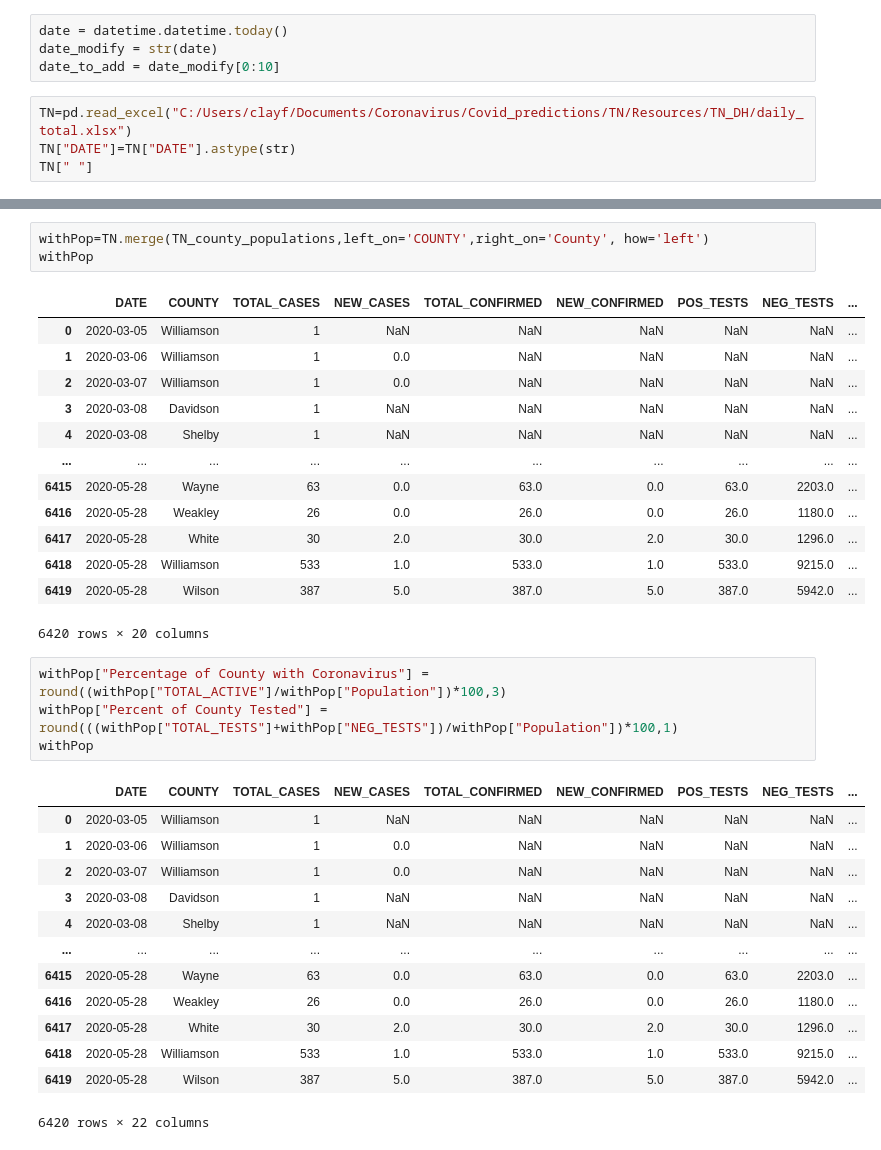
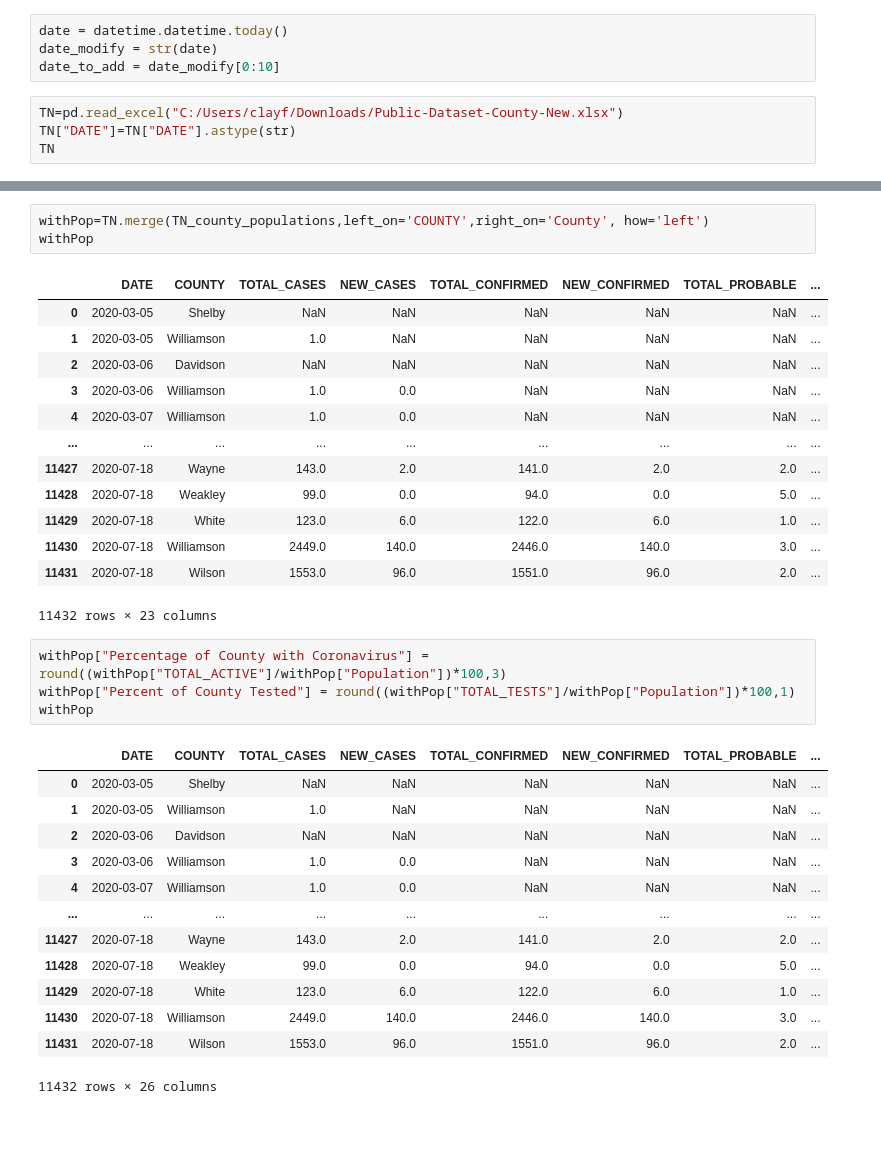
Before and after one commit to clayfranklin/Coronavirus, a Jupyter notebook: Covid_predictions/TN/notebooks/TNDEPTTOTALS-Copy1.ipynb, the cells around one changed output, grey strips where cells are left out. Cells and saved outputs as stored; diff of their text form.

```diff
--- a/Covid_predictions/TN/notebooks/TNDEPTTOTALS-Copy1.ipynb
+++ b/Covid_predictions/TN/notebooks/TNDEPTTOTALS-Copy1.ipynb
@@ -9,7 +9,7 @@ date = datetime.datetime.today()
 date_modify = str(date)
 date_to_add = date_modify[0:10]
 # %%
-TN=pd.read_excel("C:/Users/clayf/Documents/Coronavirus/Covid_predictions/TN/Resources/TN_DH/daily_total.xlsx")
+TN=pd.read_excel("C:/Users/clayf/Downloads/Public-Dataset-County-New.xlsx")
 TN["DATE"]=TN["DATE"].astype(str)
-TN[" "]
+TN
 # %% [output]
@@ -38,34 +53,34 @@ TN_county_populations["Population"] = TN_county_populations["Population"].str.re
 withPop=TN.merge(TN_county_populations,left_on='COUNTY',right_on='County', how='left')
 withPop
 # %% [output]
-|  | DATE | COUNTY | TOTAL_CASES | NEW_CASES | TOTAL_CONFIRMED | NEW_CONFIRMED | POS_TESTS | NEG_TESTS | ... |
-| 0 | 2020-03-05 | Williamson | 1 | NaN | NaN | NaN | NaN | NaN | ... |
-| 1 | 2020-03-06 | Williamson | 1 | 0.0 | NaN | NaN | NaN | NaN | ... |
-| 2 | 2020-03-07 | Williamson | 1 | 0.0 | NaN | NaN | NaN | NaN | ... |
-| 3 | 2020-03-08 | Davidson | 1 | NaN | NaN | NaN | NaN | NaN | ... |
-| 4 | 2020-03-08 | Shelby | 1 | NaN | NaN | NaN | NaN | NaN | ... |
-| ... | ... | ... | ... | ... | ... | ... | ... | ... | ... |
-| 6415 | 2020-05-28 | Wayne | 63 | 0.0 | 63.0 | 0.0 | 63.0 | 2203.0 | ... |
-| 6416 | 2020-05-28 | Weakley | 26 | 0.0 | 26.0 | 0.0 | 26.0 | 1180.0 | ... |
-| 6417 | 2020-05-28 | White | 30 | 2.0 | 30.0 | 2.0 | 30.0 | 1296.0 | ... |
-| 6418 | 2020-05-28 | Williamson | 533 | 1.0 | 533.0 | 1.0 | 533.0 | 9215.0 | ... |
-| 6419 | 2020-05-28 | Wilson | 387 | 5.0 | 387.0 | 5.0 | 387.0 | 5942.0 | ... |
+|  | DATE | COUNTY | TOTAL_CASES | NEW_CASES | TOTAL_CONFIRMED | NEW_CONFIRMED | TOTAL_PROBABLE | ... |
+| 0 | 2020-03-05 | Shelby | NaN | NaN | NaN | NaN | NaN | ... |
+| 1 | 2020-03-05 | Williamson | 1.0 | NaN | NaN | NaN | NaN | ... |
+| 2 | 2020-03-06 | Davidson | NaN | NaN | NaN | NaN | NaN | ... |
+| 3 | 2020-03-06 | Williamson | 1.0 | 0.0 | NaN | NaN | NaN | ... |
+| 4 | 2020-03-07 | Williamson | 1.0 | 0.0 | NaN | NaN | NaN | ... |
+| ... | ... | ... | ... | ... | ... | ... | ... | ... |
+| 11427 | 2020-07-18 | Wayne | 143.0 | 2.0 | 141.0 | 2.0 | 2.0 | ... |
+| 11428 | 2020-07-18 | Weakley | 99.0 | 0.0 | 94.0 | 0.0 | 5.0 | ... |
+| 11429 | 2020-07-18 | White | 123.0 | 6.0 | 122.0 | 6.0 | 1.0 | ... |
+| 11430 | 2020-07-18 | Williamson | 2449.0 | 140.0 | 2446.0 | 140.0 | 3.0 | ... |
+| 11431 | 2020-07-18 | Wilson | 1553.0 | 96.0 | 1551.0 | 96.0 | 2.0 | ... |
-6420 rows × 20 columns
+11432 rows × 23 columns
 # %%
 withPop["Percentage of County with Coronavirus"] = round((withPop["TOTAL_ACTIVE"]/withPop["Population"])*100,3)
-withPop["Percent of County Tested"] = round(((withPop["TOTAL_TESTS"]+withPop["NEG_TESTS"])/withPop["Population"])*100,1)
+withPop["Percent of County Tested"] = round((withPop["TOTAL_TESTS"]/withPop["Population"])*100,1)
 withPop
 # %% [output]
-|  | DATE | COUNTY | TOTAL_CASES | NEW_CASES | TOTAL_CONFIRMED | NEW_CONFIRMED | POS_TESTS | NEG_TESTS | ... |
-| 0 | 2020-03-05 | Williamson | 1 | NaN | NaN | NaN | NaN | NaN | ... |
-| 1 | 2020-03-06 | Williamson | 1 | 0.0 | NaN | NaN | NaN | NaN | ... |
-| 2 | 2020-03-07 | Williamson | 1 | 0.0 | NaN | NaN | NaN | NaN | ... |
-| 3 | 2020-03-08 | Davidson | 1 | NaN | NaN | NaN | NaN | NaN | ... |
-| 4 | 2020-03-08 | Shelby | 1 | NaN | NaN | NaN | NaN | NaN | ... |
-| ... | ... | ... | ... | ... | ... | ... | ... | ... | ... |
-| 6415 | 2020-05-28 | Wayne | 63 | 0.0 | 63.0 | 0.0 | 63.0 | 2203.0 | ... |
-| 6416 | 2020-05-28 | Weakley | 26 | 0.0 | 26.0 | 0.0 | 26.0 | 1180.0 | ... |
-| 6417 | 2020-05-28 | White | 30 | 2.0 | 30.0 | 2.0 | 30.0 | 1296.0 | ... |
-| 6418 | 2020-05-28 | Williamson | 533 | 1.0 | 533.0 | 1.0 | 533.0 | 9215.0 | ... |
-| 6419 | 2020-05-28 | Wilson | 387 | 5.0 | 387.0 | 5.0 | 387.0 | 5942.0 | ... |
+|  | DATE | COUNTY | TOTAL_CASES | NEW_CASES | TOTAL_CONFIRMED | NEW_CONFIRMED | TOTAL_PROBABLE | ... |
+| 0 | 2020-03-05 | Shelby | NaN | NaN | NaN | NaN | NaN | ... |
+| 1 | 2020-03-05 | Williamson | 1.0 | NaN | NaN | NaN | NaN | ... |
+| 2 | 2020-03-06 | Davidson | NaN | NaN | NaN | NaN | NaN | ... |
+| 3 | 2020-03-06 | Williamson | 1.0 | 0.0 | NaN | NaN | NaN | ... |
+| 4 | 2020-03-07 | Williamson | 1.0 | 0.0 | NaN | NaN | NaN | ... |
+| ... | ... | ... | ... | ... | ... | ... | ... | ... |
+| 11427 | 2020-07-18 | Wayne | 143.0 | 2.0 | 141.0 | 2.0 | 2.0 | ... |
+| 11428 | 2020-07-18 | Weakley | 99.0 | 0.0 | 94.0 | 0.0 | 5.0 | ... |
+| 11429 | 2020-07-18 | White | 123.0 | 6.0 | 122.0 | 6.0 | 1.0 | ... |
+| 11430 | 2020-07-18 | Williamson | 2449.0 | 140.0 | 2446.0 | 140.0 | 3.0 | ... |
+| 11431 | 2020-07-18 | Wilson | 1553.0 | 96.0 | 1551.0 | 96.0 | 2.0 | ... |
-6420 rows × 22 columns
+11432 rows × 26 columns
```
Also changed, not shown: parts of 4 cells of this notebook, 3 other files.
